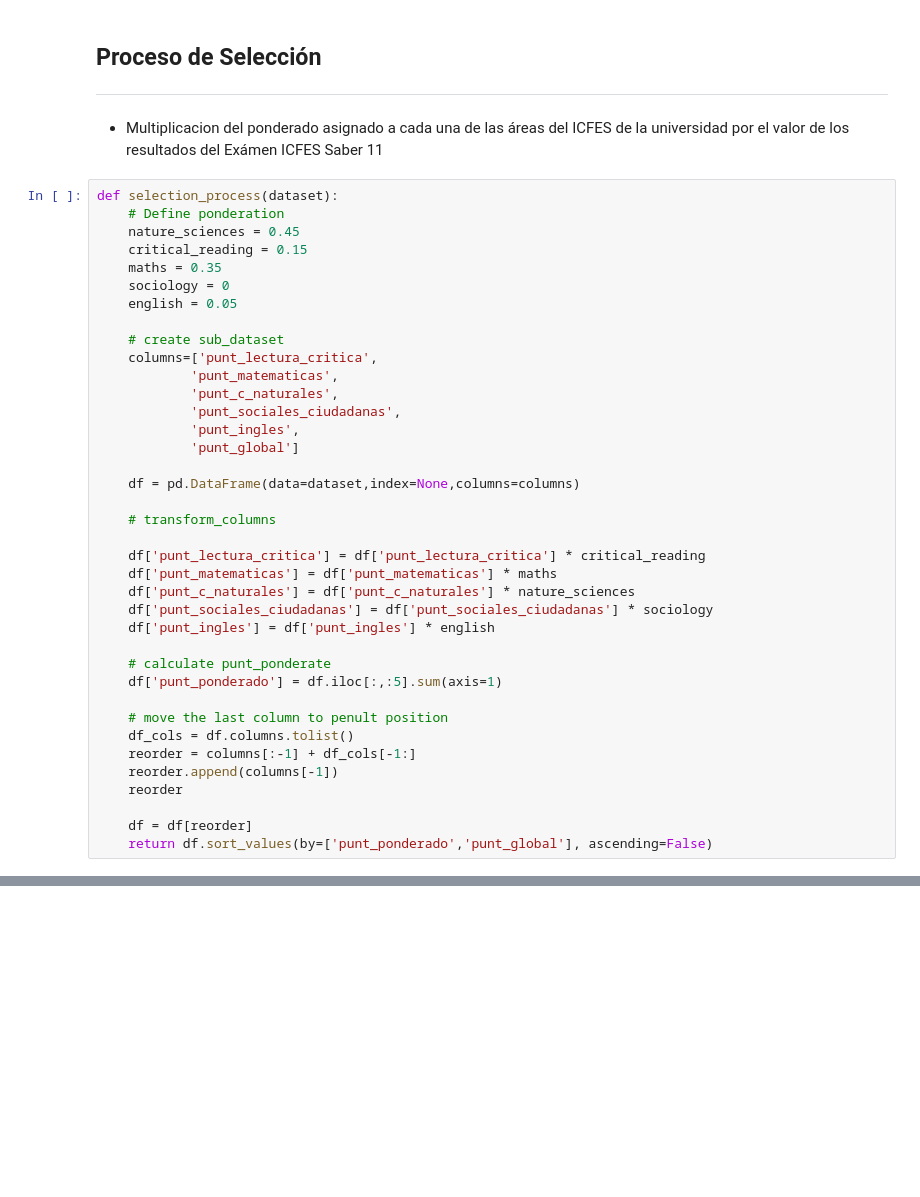
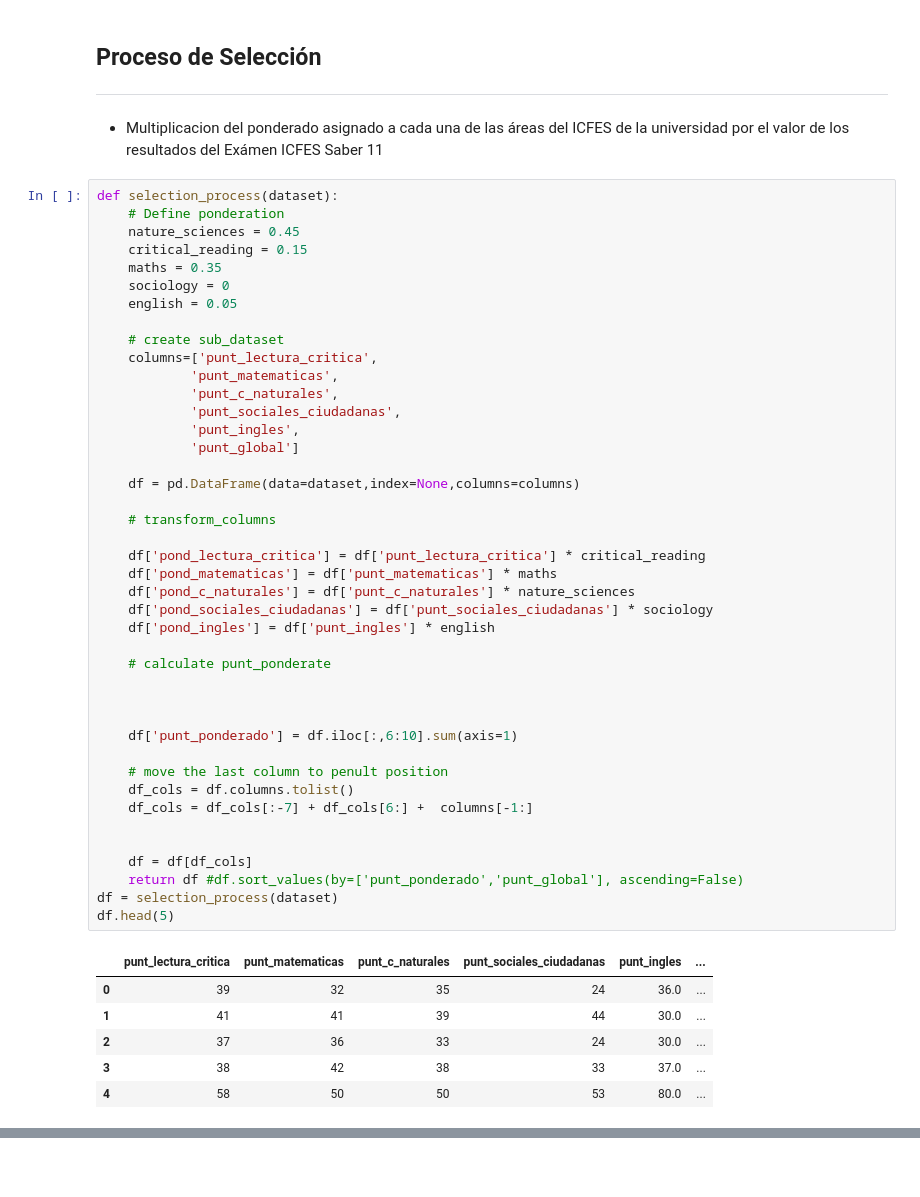
Before and after one commit to AlejoCJaimes/WebScrapper, a Jupyter notebook: recipe/PonderationUP.ipynb, the cells around one changed output, grey strips where cells are left out. Drawn from its saved outputs; the diff is of its cells as text; blank space fills up the shorter version.

```diff
--- a/recipe/PonderationUP.ipynb
+++ b/recipe/PonderationUP.ipynb
@@ -25,39 +25,50 @@ ___
 # %%
 def selection_process(dataset):
     # Define ponderation
     nature_sciences = 0.45
     critical_reading = 0.15
     maths = 0.35
     sociology = 0
     english = 0.05
 
     # create sub_dataset
     columns=['punt_lectura_critica',
             'punt_matematicas',
             'punt_c_naturales',
             'punt_sociales_ciudadanas',
             'punt_ingles',
             'punt_global']
 
     df = pd.DataFrame(data=dataset,index=None,columns=columns)
 
     # transform_columns
 
-    df['punt_lectura_critica'] = df['punt_lectura_critica'] * critical_reading
-    df['punt_matematicas'] = df['punt_matematicas'] * maths
-    df['punt_c_naturales'] = df['punt_c_naturales'] * nature_sciences
-    df['punt_sociales_ciudadanas'] = df['punt_sociales_ciudadanas'] * sociology
-    df['punt_ingles'] = df['punt_ingles'] * english
+    df['pond_lectura_critica'] = df['punt_lectura_critica'] * critical_reading
+    df['pond_matematicas'] = df['punt_matematicas'] * maths
+    df['pond_c_naturales'] = df['punt_c_naturales'] * nature_sciences
+    df['pond_sociales_ciudadanas'] = df['punt_sociales_ciudadanas'] * sociology
+    df['pond_ingles'] = df['punt_ingles'] * english
 
     # calculate punt_ponderate
-    df['punt_ponderado'] = df.iloc[:,:5].sum(axis=1)
+
+
+
+    df['punt_ponderado'] = df.iloc[:,6:10].sum(axis=1)
 
     # move the last column to penult position
     df_cols = df.columns.tolist()
-    reorder = columns[:-1] + df_cols[-1:]
-    reorder.append(columns[-1])
-    reorder
+    df_cols = df_cols[:-7] + df_cols[6:] +  columns[-1:]
 
-    df = df[reorder]
-    return df.sort_values(by=['punt_ponderado','punt_global'], ascending=False)
+
+    df = df[df_cols]
+    return df #df.sort_values(by=['punt_ponderado','punt_global'], ascending=False)
+df = selection_process(dataset)
+df.head(5)
+# %% [output]
+|  | punt_lectura_critica | punt_matematicas | punt_c_naturales | punt_sociales_ciudadanas | punt_ingles | ... |
+| 0 | 39 | 32 | 35 | 24 | 36.0 | ... |
+| 1 | 41 | 41 | 39 | 44 | 30.0 | ... |
+| 2 | 37 | 36 | 33 | 24 | 30.0 | ... |
+| 3 | 38 | 42 | 38 | 33 | 37.0 | ... |
+| 4 | 58 | 50 | 50 | 53 | 80.0 | ... |
 # %% [markdown]
```
Also changed, not shown: parts of 18 cells of this notebook.
